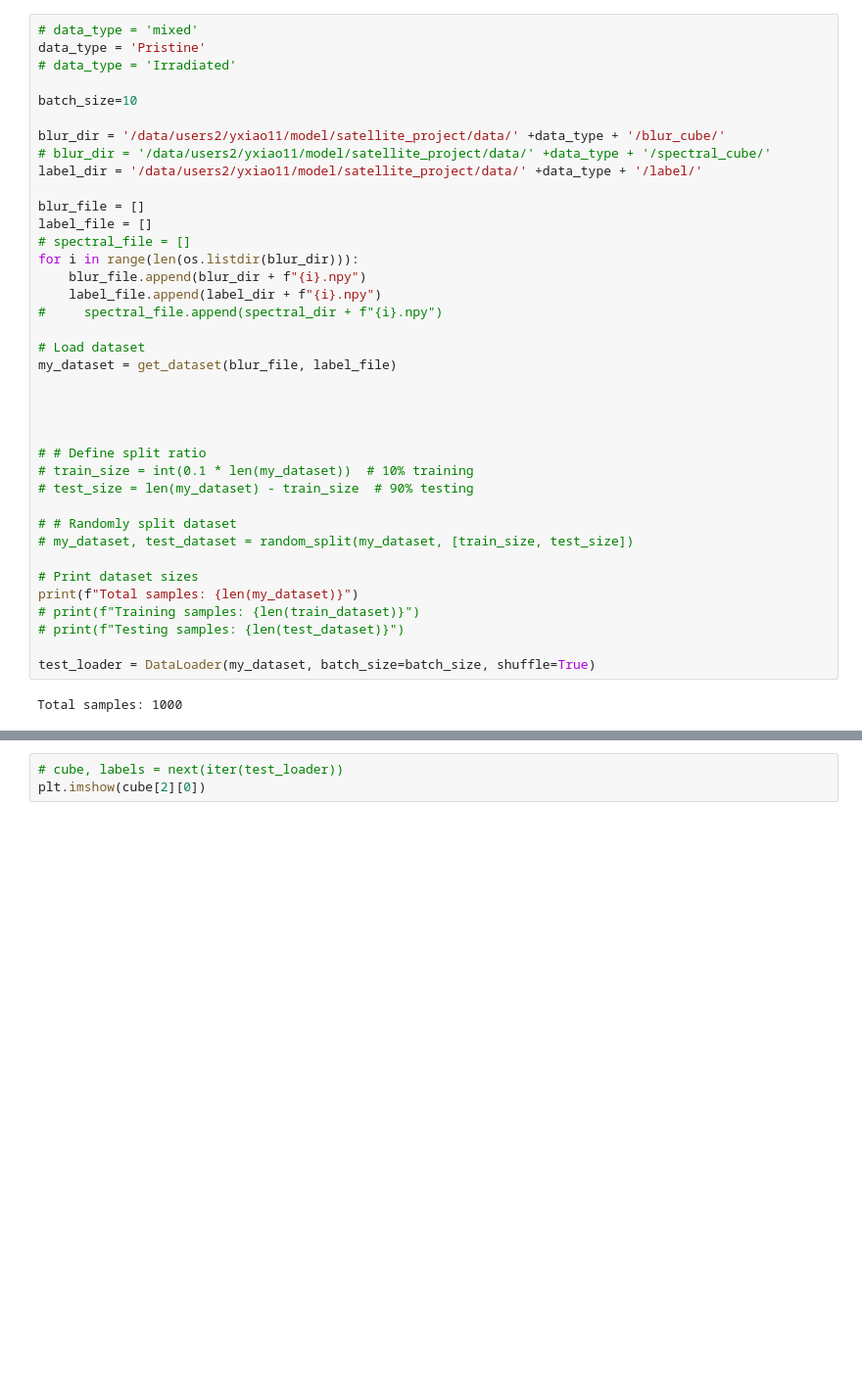
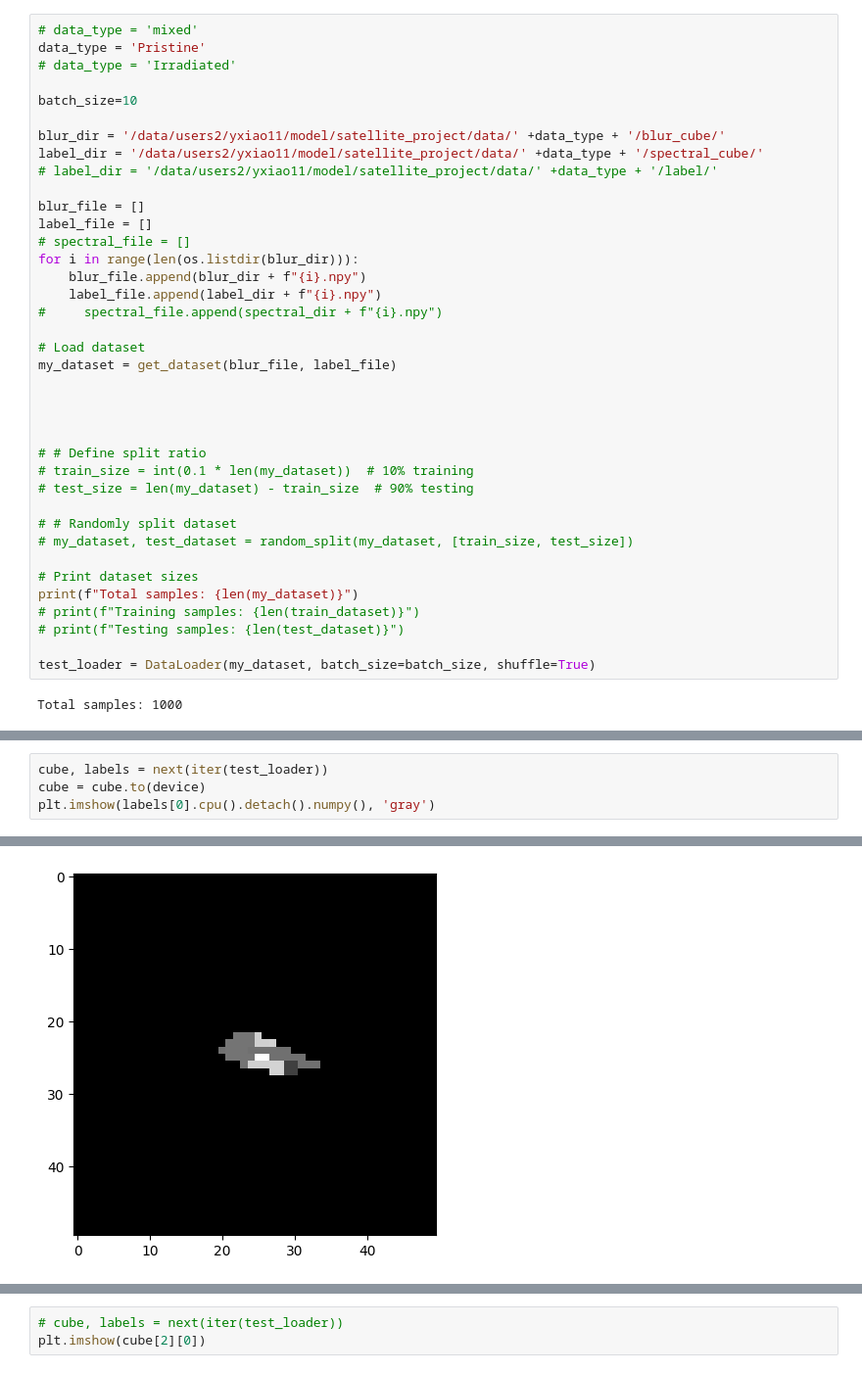
Before and after one commit to yaorong368/HSI_reconstruct, a Jupyter notebook: notebook/testing.ipynb, the cells around one changed output, grey strips where cells are left out. Shown at 98% size. Saved outputs shown, nothing was run; the diff lists cells and outputs as text; blank space fills up the shorter version.

```diff
--- a/notebook/testing.ipynb
+++ b/notebook/testing.ipynb
@@ -77,8 +109,8 @@ data_type = 'Pristine'
 batch_size=10
 
 blur_dir = '/data/users2/yxiao11/model/satellite_project/data/' +data_type + '/blur_cube/'
-# blur_dir = '/data/users2/yxiao11/model/satellite_project/data/' +data_type + '/spectral_cube/'
-label_dir = '/data/users2/yxiao11/model/satellite_project/data/' +data_type + '/label/'
+label_dir = '/data/users2/yxiao11/model/satellite_project/data/' +data_type + '/spectral_cube/'
+# label_dir = '/data/users2/yxiao11/model/satellite_project/data/' +data_type + '/label/'
 
 blur_file = []
 label_file = []
@@ -117,0 +152,5 @@ model = torch.load("/data/users2/yxiao11/model/satellite_project/resluts_n_model
+# %%
+cube, labels = next(iter(test_loader))
+cube = cube.to(device)
+plt.imshow(labels[0].cpu().detach().numpy(), 'gray')
+# %% [output]
@@ -117,0 +158 @@ model = torch.load("/data/users2/yxiao11/model/satellite_project/resluts_n_model
+[figure, added]
```
Also changed, not shown: parts of 12 cells of this notebook, 30 other files.
